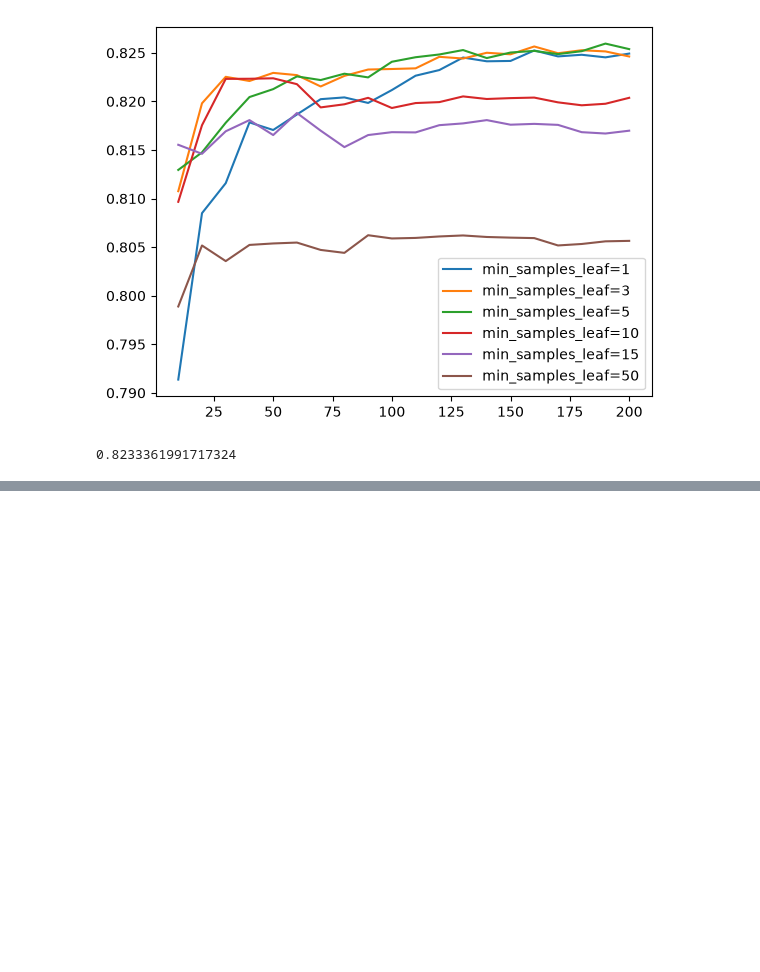
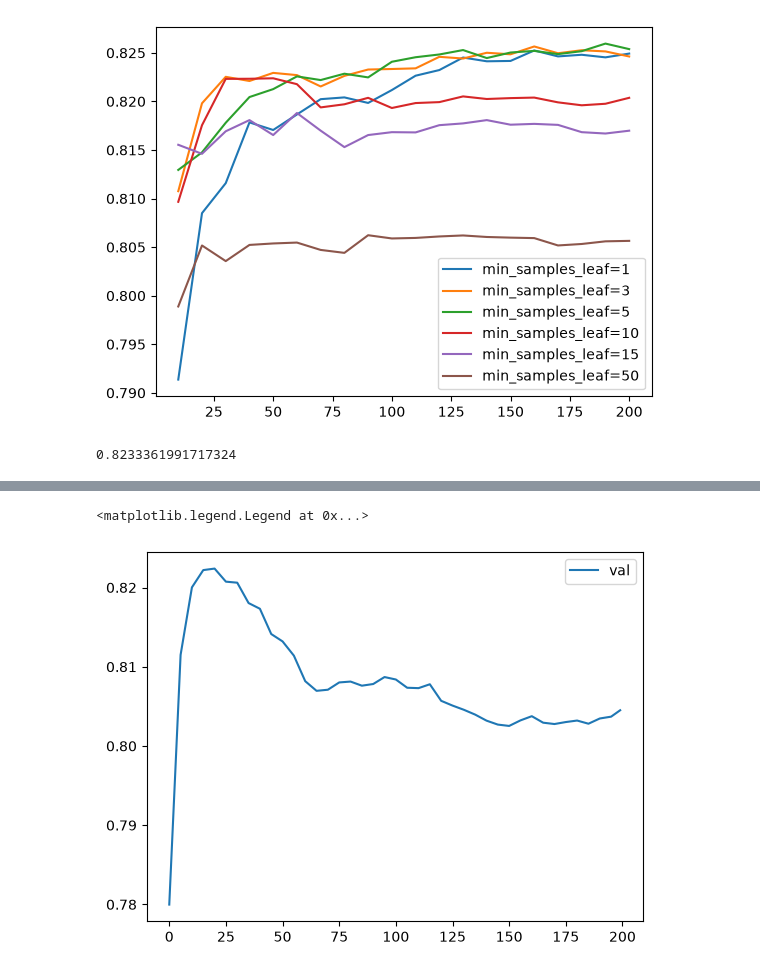
Before and after one commit to Gachaupatrick/ml_zoomcamp, a Jupyter notebook: 06-Trees/credit-risk.ipynb, the cells around one changed output, grey strips where cells are left out. Cells and saved outputs as stored; diff of their text form; code cells hidden in the pictures; blank space fills up the shorter version.

```diff
--- a/06-Trees/credit-risk.ipynb
+++ b/06-Trees/credit-risk.ipynb
@@ -947,0 +1359,9 @@ auc
+# %%
+#val alone
+plt.plot(df_scores.num_inter, df_scores.val_auc, label='val')
+plt.legend()
+
+#accuracy declines when overfitting begins
+# %% [output]
+<matplotlib.legend.Legend at 0x...>
+[figure, added]
```
Also changed, not shown: parts of 32 cells of this notebook.
